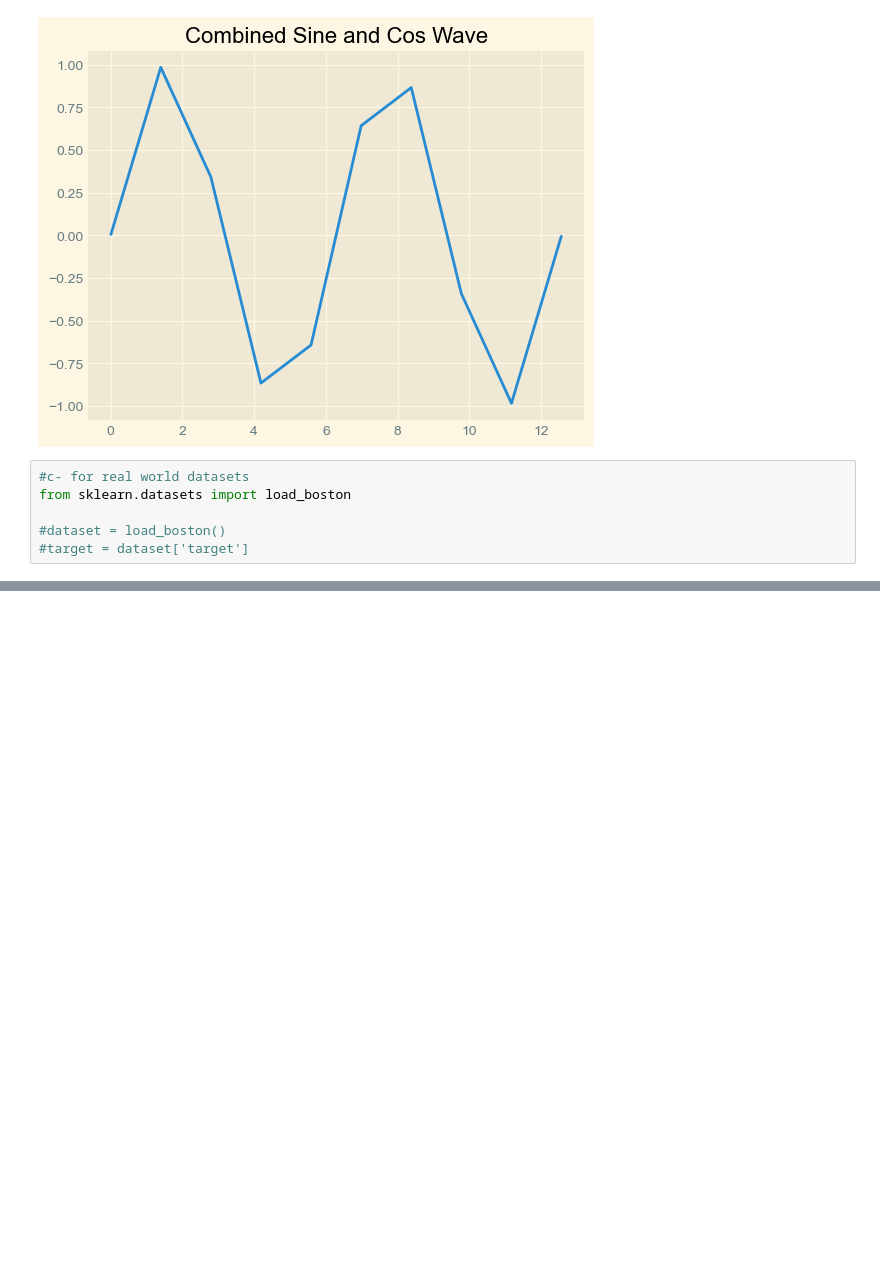
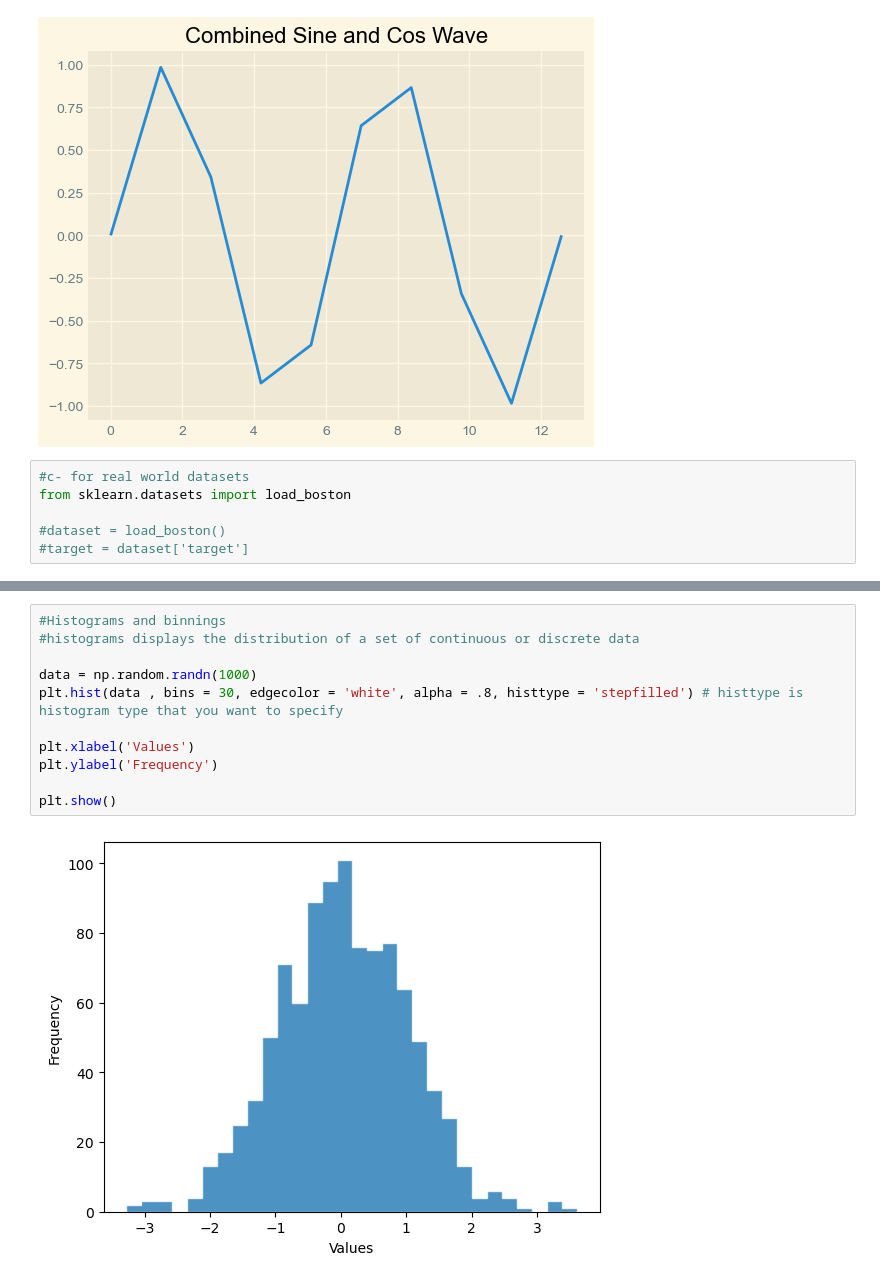
Before and after one commit to Aastha-520609/Learning-Datascience, a Jupyter notebook: matplotlib.ipynb, the cells around one changed output, grey strips where cells are left out. Drawn from its saved outputs; the diff is of its cells as text; blank space fills up the shorter version.

```diff
--- a/matplotlib.ipynb
+++ b/matplotlib.ipynb
@@ -174,0 +190,13 @@ plt.show()
+# %%
+#Histograms and binnings
+#histograms displays the distribution of a set of continuous or discrete data
+
+data = np.random.randn(1000)
+plt.hist(data , bins = 30, edgecolor = 'white', alpha = .8, histtype = 'stepfilled') # histtype is histogram type that you want to specify
+
+plt.xlabel('Values')
+plt.ylabel('Frequency')
+
+plt.show()
+# %% [output]
+[figure, added]
```
Also changed, not shown: parts of 15 cells of this notebook, 1 other file.
